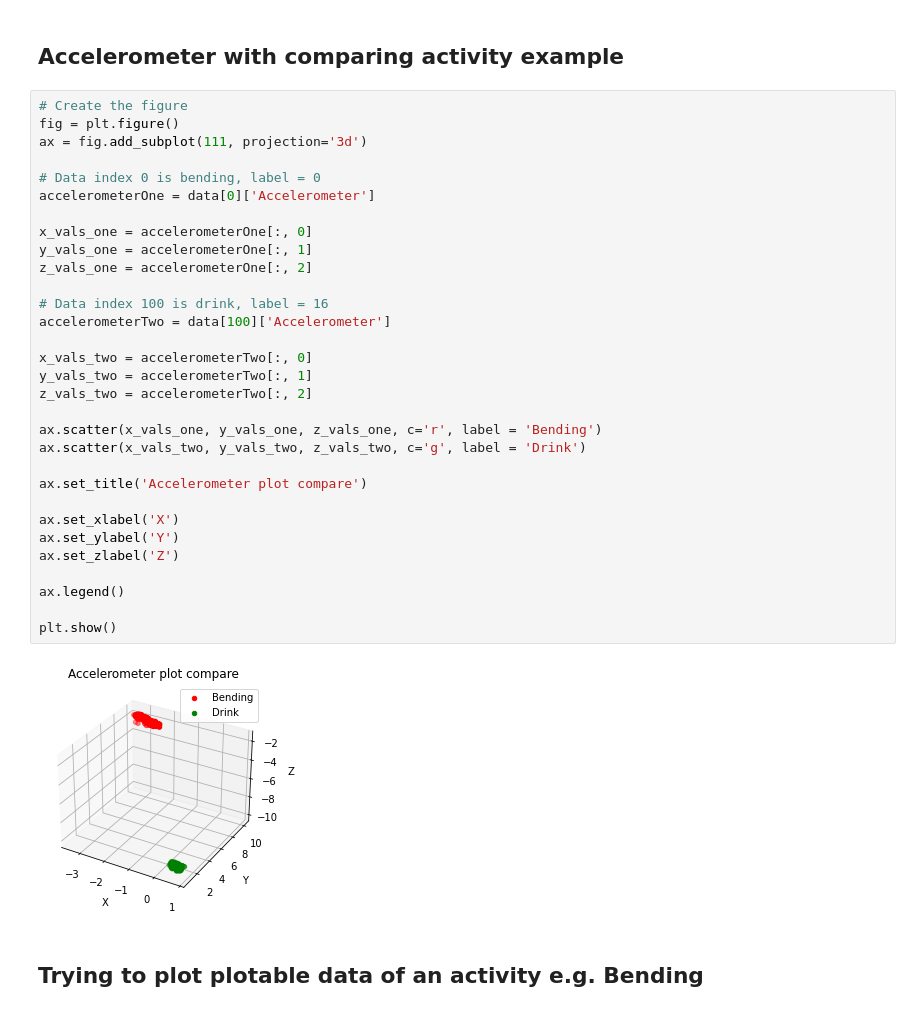
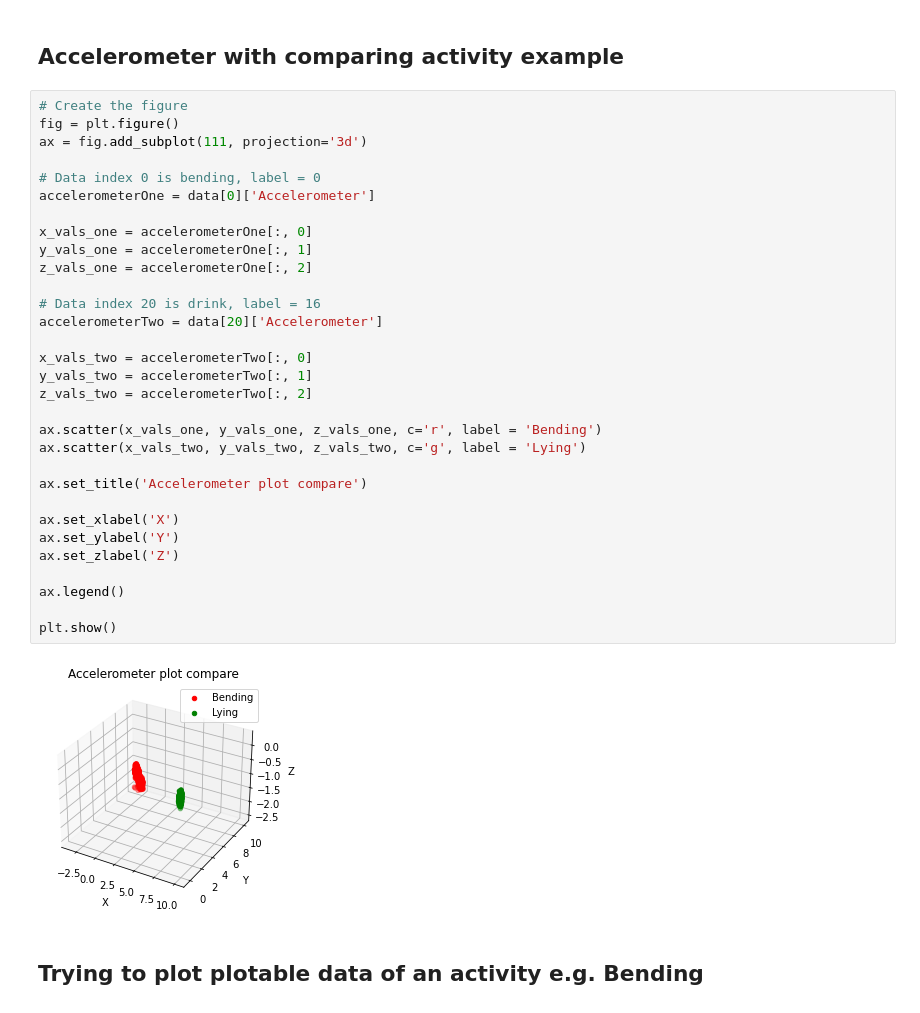
Before and after one commit to robyhartonodev/angewandte-ki-cog-village, a Jupyter notebook: read.ipynb, the cells around one changed output. Cells and saved outputs as stored; diff of their text form.

```diff
--- a/read.ipynb
+++ b/read.ipynb
@@ -99,36 +113,36 @@ plt.show()
 # %%
 # Create the figure
 fig = plt.figure()
 ax = fig.add_subplot(111, projection='3d')
 
 # Data index 0 is bending, label = 0
 accelerometerOne = data[0]['Accelerometer']
 
 x_vals_one = accelerometerOne[:, 0]
 y_vals_one = accelerometerOne[:, 1]
 z_vals_one = accelerometerOne[:, 2]
 
-# Data index 100 is drink, label = 16
-accelerometerTwo = data[100]['Accelerometer']
+# Data index 20 is drink, label = 16
+accelerometerTwo = data[20]['Accelerometer']
 
 x_vals_two = accelerometerTwo[:, 0]
 y_vals_two = accelerometerTwo[:, 1]
 z_vals_two = accelerometerTwo[:, 2]
 
 ax.scatter(x_vals_one, y_vals_one, z_vals_one, c='r', label = 'Bending')
-ax.scatter(x_vals_two, y_vals_two, z_vals_two, c='g', label = 'Drink')
+ax.scatter(x_vals_two, y_vals_two, z_vals_two, c='g', label = 'Lying')
 
 ax.set_title('Accelerometer plot compare')
 
 ax.set_xlabel('X')
 ax.set_ylabel('Y')
 ax.set_zlabel('Z')
 
 ax.legend()
 
 plt.show()
 # %% [output]
-[figure, old version]
+[figure, new version]
 # %% [markdown]
 ## Trying to plot plotable data of an activity e.g. Bending
 # %%
```
Also changed, not shown: parts of 9 cells of this notebook.
